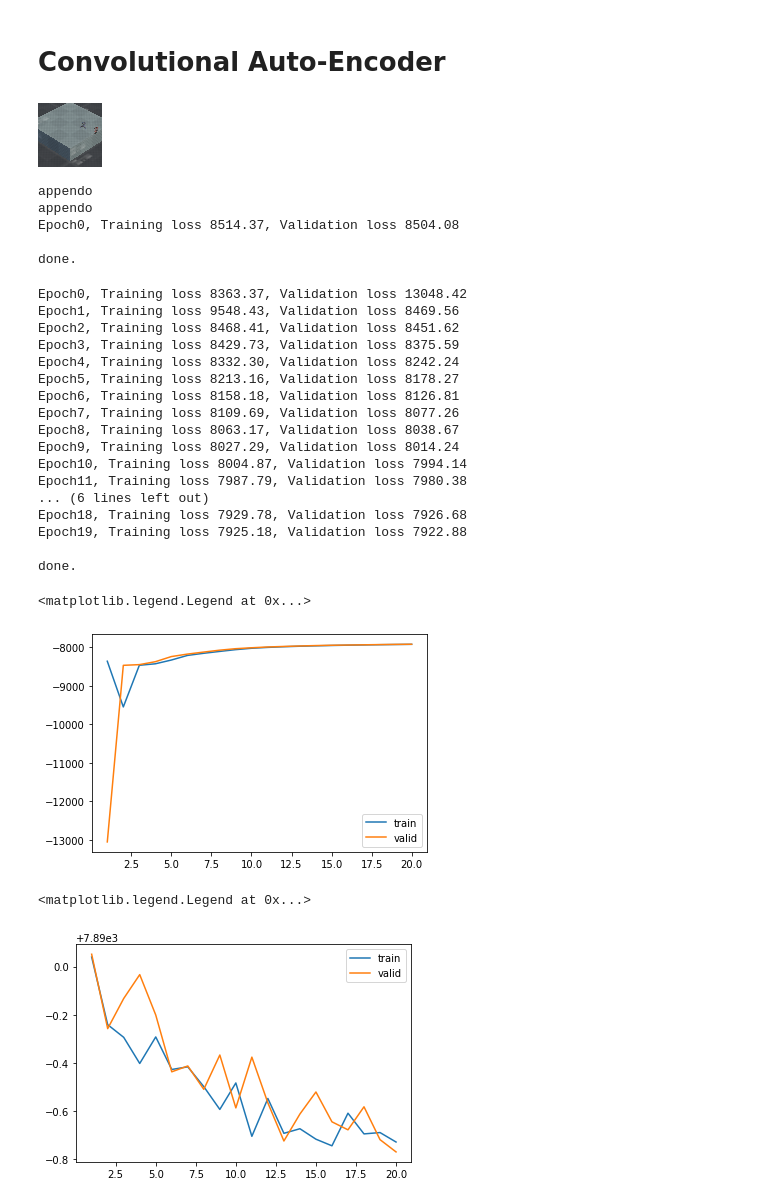
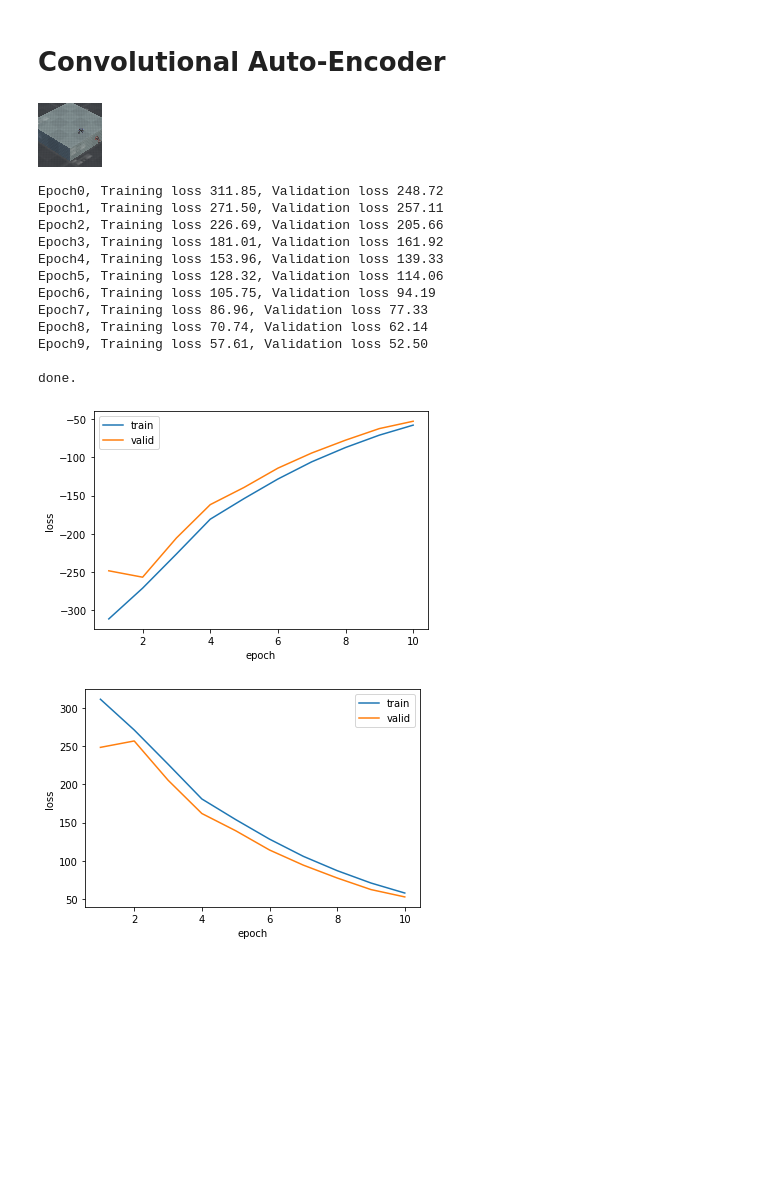
Before and after one commit to steffenricklin/RU-neurosmash, a Jupyter notebook: vae/vae.ipynb, the cells around one changed output. Saved outputs shown, nothing was run; the diff lists cells and outputs as text; code cells hidden in the pictures; blank space fills up the shorter version.

```diff
--- a/vae/vae.ipynb
+++ b/vae/vae.ipynb
@@ -56,7 +56,7 @@ environment = Neurosmash.Environment(ip, port, size, timescale)
 # The following steps through an entire episode from start to finish with random actions (by default)
 
 end, reward, state = environment.reset()
-nr_images = 500
+nr_images = 1000
 shape = np.array(state).reshape((3, size,size)).shape
 images = np.zeros((nr_images, shape[0], shape[1], shape[2]))
 
@@ -82,9 +82,10 @@ while i < nr_images:
 
 environment.state2image(state)
 # %% [output]
-[figure, old version]
+[figure, new version]
 # %%
-new_images = np.interp(images, [0,255], [0.0,1.0])
+# new_images = np.interp(images, [0,255], [0.0,1.0])
+new_images = images/255
 # %%
 # n_samples = 10
 # idx = np.random.choice(len(images), n_samples)
@@ -101,16 +102,19 @@ train_data, test_data = train_test_split(new_images, test_size=0.33, random_stat
 train_iter = mx.io.NDArrayIter(data={'data': train_data}, batch_size = batch_size)
 test_iter = mx.io.NDArrayIter(data={'data': test_data}, batch_size = batch_size)
 
-vae = ConvVae(batch_size=batch_size, size=size)
+z_size = 32
+vae = None
+vae = ConvVae(batch_size=batch_size, size=size, z_size=z_size)
 #vae.initialize(ctx=vae.ctx) # Initialising weights
 vae.collect_params().initialize(mx.init.Xavier(), ctx=vae.ctx)
 # vae.hybridize()  # activates hybrid-mode of the Hybrid-Block
-trainer = gluon.Trainer(vae.collect_params(), 'adam', {'learning_rate': .005})
+trainer = gluon.Trainer(vae.collect_params(), 'adam', {'learning_rate': .001})
 # %%
-outputs = np.zeros((1, *shape))
+
 def train_vae(n_epochs=50, print_period=10):
     training_loss = []
     validation_loss = []
+    outputs = np.zeros((1, *shape))
 
     for epoch in tqdm_notebook(range(n_epochs), desc='epochs'):
 
@@ -139,7 +143,8 @@ def train_vae(n_epochs=50, print_period=10):
             out, loss = vae(data)
             epoch_val_loss += nd.mean(loss).asscalar()
 #             np.append(outputs, out.asnumpy())
-            outputs = out.asnumpy()
+#             out = out.asnumpy()
+            outputs = np.concatenate((outputs, out.asnumpy()), axis=0)#out.asnumpy()
 
         epoch_loss /= n_batch_train
         epoch_val_loss /= n_batch_val
@@ -151,12 +156,4 @@ def train_vae(n_epochs=50, print_period=10):
             tqdm.write('Epoch{}, Training loss {:.2f}, Validation loss {:.2f}'.format(epoch, epoch_loss, epoch_val_loss))
     print("done.")
 
-    return training_loss, validation_loss
+    return training_loss, validation_loss, outputs
-# %%
-train_vae(1)
-# %% [output]
-appendo
-appendo
-Epoch0, Training loss 8514.37, Validation loss 8504.08
-
-done.
@@ -163,34 +162,33 @@ done.
 # %%
-n_epochs = 20
-training_loss, validation_loss = train_vae(n_epochs, print_period=1)
+n_epochs = 10
+training_loss, validation_loss, outputs = train_vae(n_epochs, print_period=1)
 batch_x = np.linspace(1, n_epochs, len(training_loss))
 plt.plot(batch_x, -1*np.array(training_loss))
 plt.plot(batch_x, -1*np.array(validation_loss))
+plt.xlabel("epoch")
+plt.ylabel("loss")
 plt.legend(['train', 'valid'])
+plt.show()
 # %% [output]
-Epoch0, Training loss 8363.37, Validation loss 13048.42
-Epoch1, Training loss 9548.43, Validation loss 8469.56
-Epoch2, Training loss 8468.41, Validation loss 8451.62
-Epoch3, Training loss 8429.73, Validation loss 8375.59
-Epoch4, Training loss 8332.30, Validation loss 8242.24
-Epoch5, Training loss 8213.16, Validation loss 8178.27
-Epoch6, Training loss 8158.18, Validation loss 8126.81
-Epoch7, Training loss 8109.69, Validation loss 8077.26
-Epoch8, Training loss 8063.17, Validation loss 8038.67
-Epoch9, Training loss 8027.29, Validation loss 8014.24
-Epoch10, Training loss 8004.87, Validation loss 7994.14
-Epoch11, Training loss 7987.79, Validation loss 7980.38
-... (6 lines left out)
-Epoch18, Training loss 7929.78, Validation loss 7926.68
-Epoch19, Training loss 7925.18, Validation loss 7922.88
+Epoch0, Training loss 311.85, Validation loss 248.72
+Epoch1, Training loss 271.50, Validation loss 257.11
+Epoch2, Training loss 226.69, Validation loss 205.66
+Epoch3, Training loss 181.01, Validation loss 161.92
+Epoch4, Training loss 153.96, Validation loss 139.33
+Epoch5, Training loss 128.32, Validation loss 114.06
+Epoch6, Training loss 105.75, Validation loss 94.19
+Epoch7, Training loss 86.96, Validation loss 77.33
+Epoch8, Training loss 70.74, Validation loss 62.14
+Epoch9, Training loss 57.61, Validation loss 52.50
 
 done.
-<matplotlib.legend.Legend at 0x...>
-[figure, old version]
+[figure, new version]
 # %%
 plt.plot(batch_x, np.array(training_loss))
 plt.plot(batch_x, np.array(validation_loss))
 plt.legend(['train', 'valid'])
+plt.xlabel("epoch")
+plt.ylabel("loss")
+plt.show()
 # %% [output]
-<matplotlib.legend.Legend at 0x...>
-[figure, old version]
+[figure, new version]
```
Also changed, not shown: parts of 4 cells of this notebook, 1 other file.
